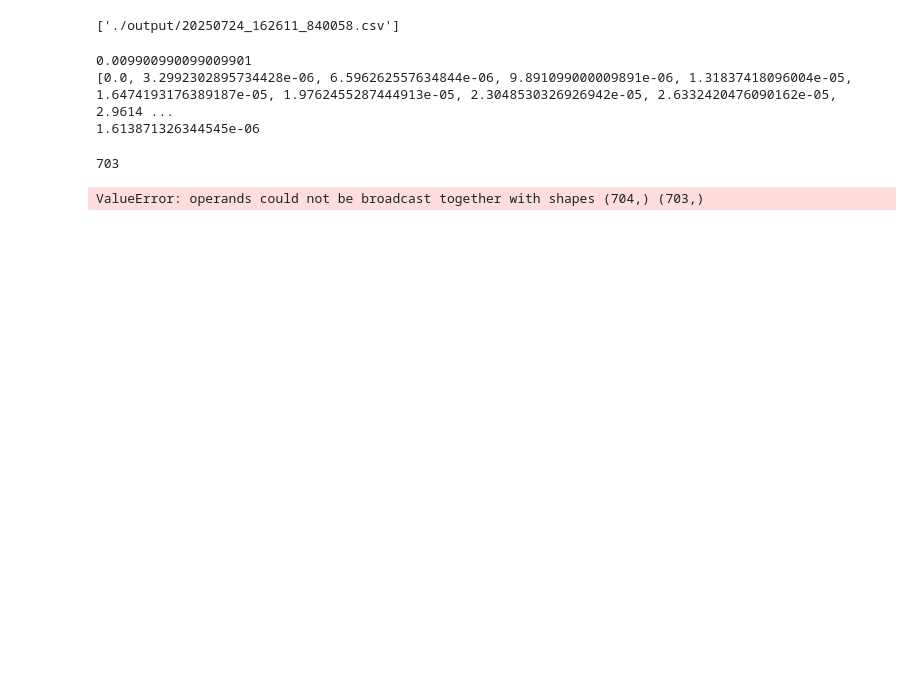
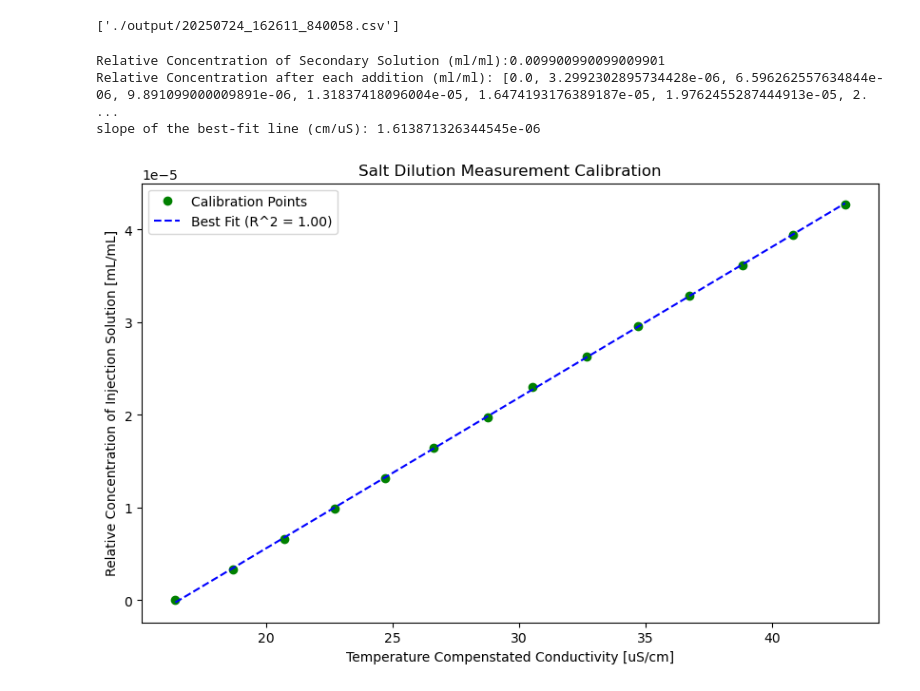
Before and after one commit to rjost1/FluvialSeismology_Analysis, a Jupyter notebook: Dilution/20250724_solution_injection_analysis.ipynb, the cells around one changed output. Cells and saved outputs as stored; diff of their text form; code cells hidden in the pictures; blank space fills up the shorter version.

```diff
--- a/Dilution/20250724_solution_injection_analysis.ipynb
+++ b/Dilution/20250724_solution_injection_analysis.ipynb
@@ -12,22 +14,25 @@ trial_data = dil.extract_fields(dil.read_csv(injection_data[0]))
 cal_data = dil.extract_fields(dil.read_csv(files['calibration_file']))
 # %%
 #Vadd - this variable declaration is unecessary. Just put the cal_data in the function signature
-RC_ss = dil.secondary_solution_RC(injection_solution=int(calibration['volume_injection_solution sample']),Vo=int(calibration['initial_volume_secondary']))
-RC = dil.calibration_RC(RC_sec=RC_ss, additions_of_injection=cal_data['Additions_of_secondary_ml'],Vc=int(cal_data['Calibration_volume_ml'][0]))
+RC_ss = dil.secondary_solution_RC(injection_solution=int(calibration['volume_injection_solution sample']),
+                                  Vo=int(calibration['initial_volume_secondary']))
+RC = dil.calibration_RC(RC_sec=RC_ss,
+                        additions_of_injection=cal_data['Additions_of_secondary_ml'],
+                        Vc=int(cal_data['Calibration_volume_ml'][0]))
 # %%
 slope_k = dil.calculate_k(RC_values=RC,EC_values=cal_data['Conductivity'])
-print(f"{RC_ss}\n{RC}\n{slope_k}")
+print(f"Relative Concentration of Secondary Solution (ml/ml):{RC_ss}\nRelative Concentration after each addition (ml/ml):\n{RC}\nslope of the best-fit line (cm/uS): {slope_k}")
 # %% [output]
-0.009900990099009901
-[0.0, 3.2992302895734428e-06, 6.596262557634844e-06, 9.891099000009891e-06, 1.31837418096004e-05, 1.6474193176389187e-05, 1.9762455287444913e-05, 2.3048530326926942e-05, 2.6332420476090162e-05, 2.9614 ...
-1.613871326344545e-06
+Relative Concentration of Secondary Solution (ml/ml):0.009900990099009901
+Relative Concentration after each addition (ml/ml): [0.0, 3.2992302895734428e-06, 6.596262557634844e-06, 9.891099000009891e-06, 1.31837418096004e-05, 1.6474193176389187e-05, 1.9762455287444913e-05, 2. ...
+slope of the best-fit line (cm/uS): 1.613871326344545e-06
+# %%
+dil.plot_calibration(cal_data=cal_data, RC=RC)
+# %% [output]
+[figure, added]
 # %%
 # get the time variables background, injection, total
 bg_sec = dil.time_diff_sec(start=injection['bg_start'],end=injection['bg_end'])
 trial_sec = dil.time_diff_sec(start=injection['bg_end'],end=injection['trial_end'])
 total_sec = dil.time_diff_sec(start=injection['bg_start'],end=injection['record_end'])
-# %%
-total_sec
-# %% [output]
-703
 # %%
@@ -45,10 +45,10 @@ Q = dil.calculate_Q(
     ec_bg=bg_value,
     ec_data=trial_data['Actual Conductivity (µS/cm)'],
     slope=slope_k,
+    bg_sec=230,
+    trial_sec=500,
     time_step=diff_sec,
     injection_volume=injection['injection_volume']
 )
-# %% [output]
-ValueError: operands could not be broadcast together with shapes (704,) (703,)
 # %%
 Q
```
Also changed, not shown: parts of 10 cells of this notebook, 2 other files.
